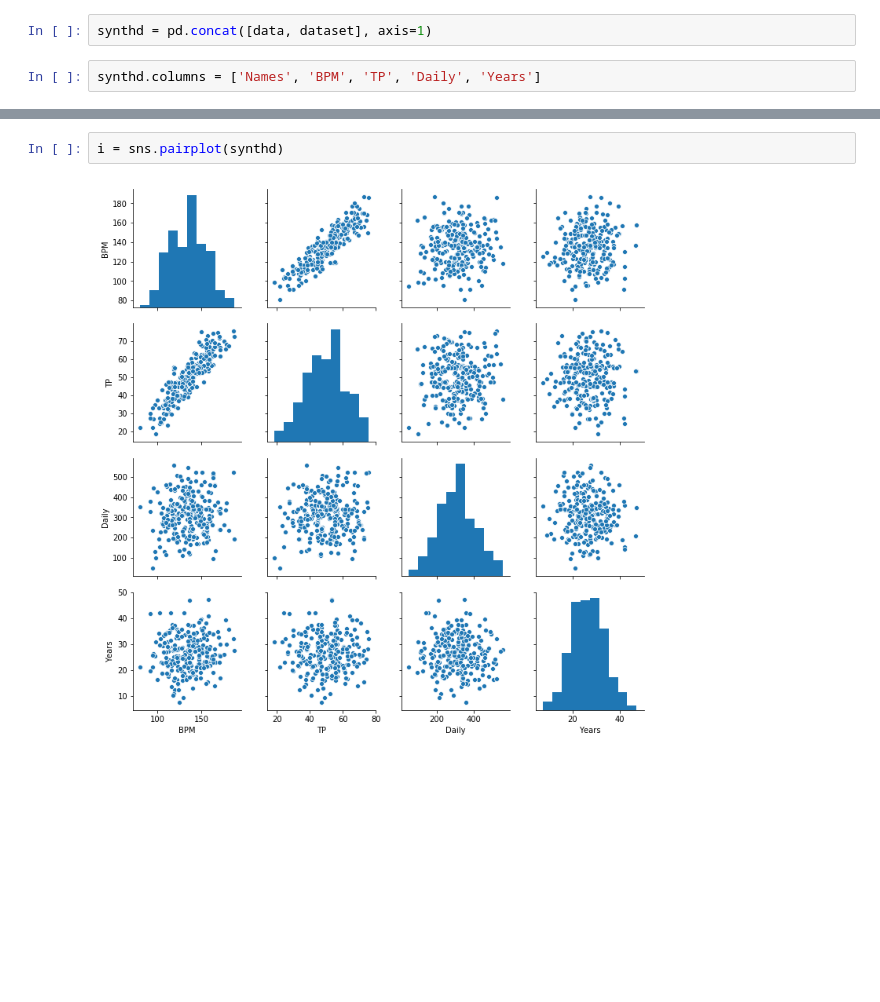
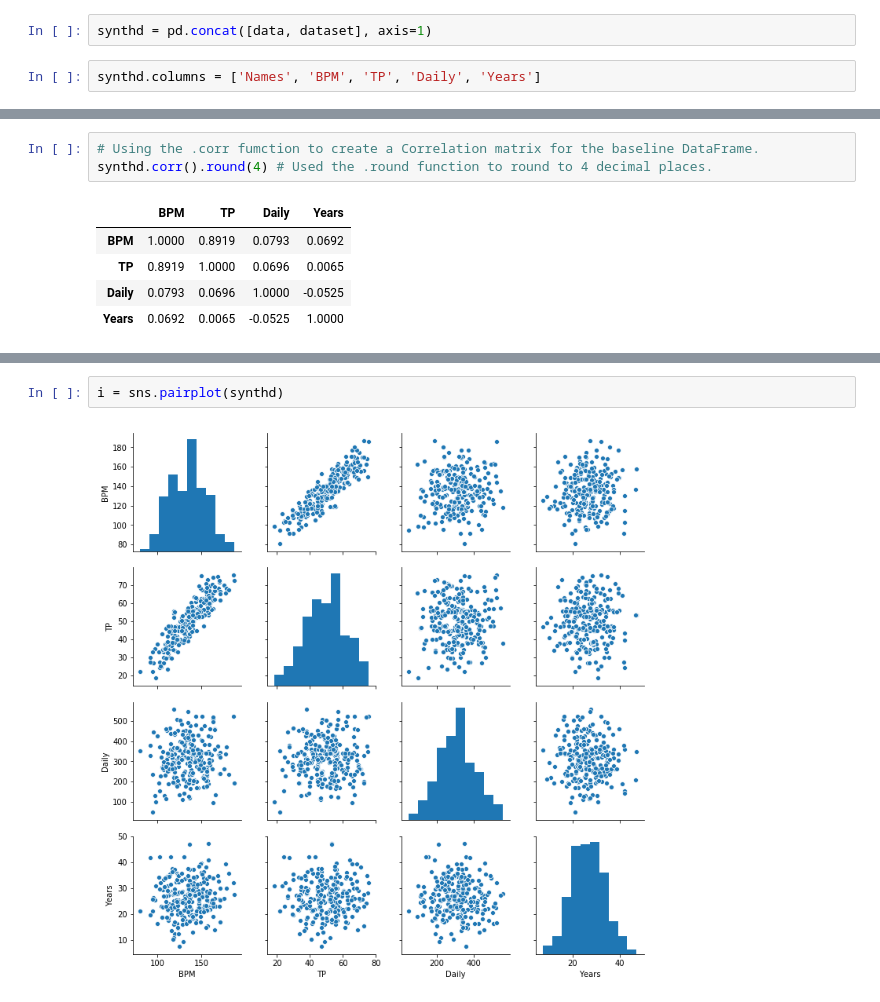
Before and after one commit to Wayne742/Programming-Project-S2, a Jupyter notebook: Programming for Data Analytics Project 2018.ipynb, the cells around one changed output, grey strips where cells are left out. Saved outputs shown, nothing was run; the diff lists cells and outputs as text; blank space fills up the shorter version.

```diff
--- a/Programming for Data Analytics Project 2018.ipynb
+++ b/Programming for Data Analytics Project 2018.ipynb
@@ -473,0 +606,9 @@ synthd
+# %%
+# Using the .corr fumction to create a Correlation matrix for the baseline DataFrame.
+synthd.corr().round(4) # Used the .round function to round to 4 decimal places.
+# %% [output]
+|  | BPM | TP | Daily | Years |
+| BPM | 1.0000 | 0.8919 | 0.0793 | 0.0692 |
+| TP | 0.8919 | 1.0000 | 0.0696 | 0.0065 |
+| Daily | 0.0793 | 0.0696 | 1.0000 | -0.0525 |
+| Years | 0.0692 | 0.0065 | -0.0525 | 1.0000 |
```
Also changed, not shown: parts of 82 cells of this notebook.
